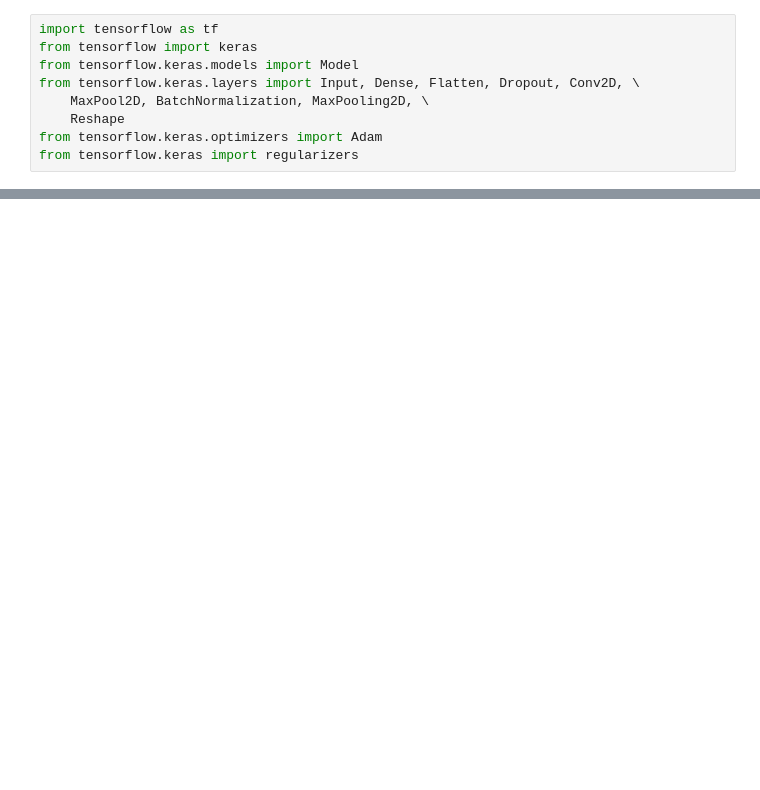
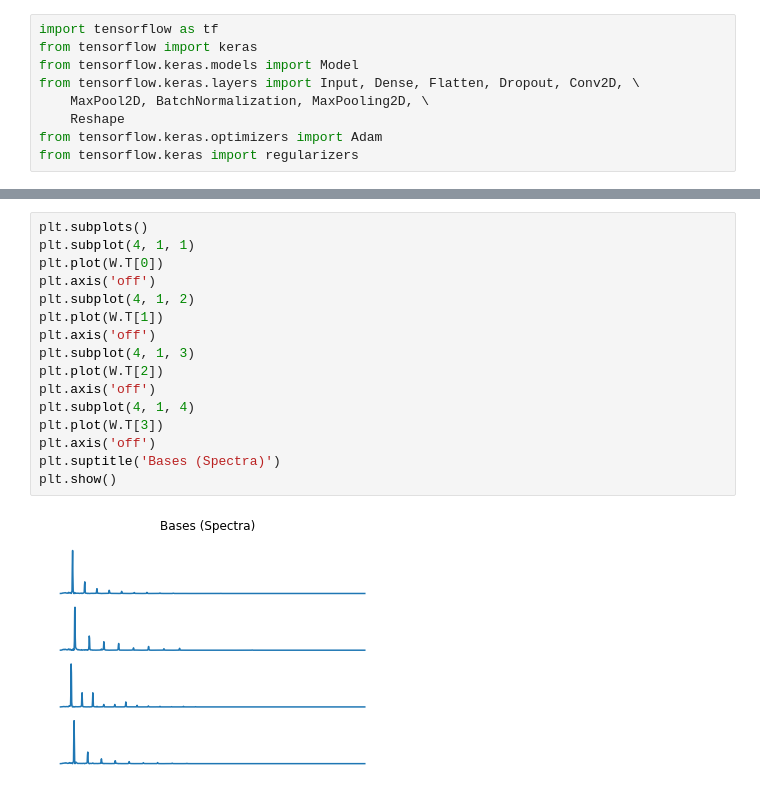
Before and after one commit to its-rajesh/Neural-Network-Alternative-to-NMF, a Jupyter notebook: NMF.ipynb, the cells around one changed output, grey strips where cells are left out. Saved outputs shown, nothing was run; the diff lists cells and outputs as text; blank space fills up the shorter version.

```diff
--- a/NMF.ipynb
+++ b/NMF.ipynb
@@ -219,0 +126,18 @@ sf.write(out_path+'violin.wav', H[2], 44100)
+# %%
+plt.subplots()
+plt.subplot(4, 1, 1)
+plt.plot(W.T[0])
+plt.axis('off')
+plt.subplot(4, 1, 2)
+plt.plot(W.T[1])
+plt.axis('off')
+plt.subplot(4, 1, 3)
+plt.plot(W.T[2])
+plt.axis('off')
+plt.subplot(4, 1, 4)
+plt.plot(W.T[3])
+plt.axis('off')
+plt.suptitle('Bases (Spectra)')
+plt.show()
+# %% [output]
+[figure, added]
```
Also changed, not shown: parts of 76 cells of this notebook.
